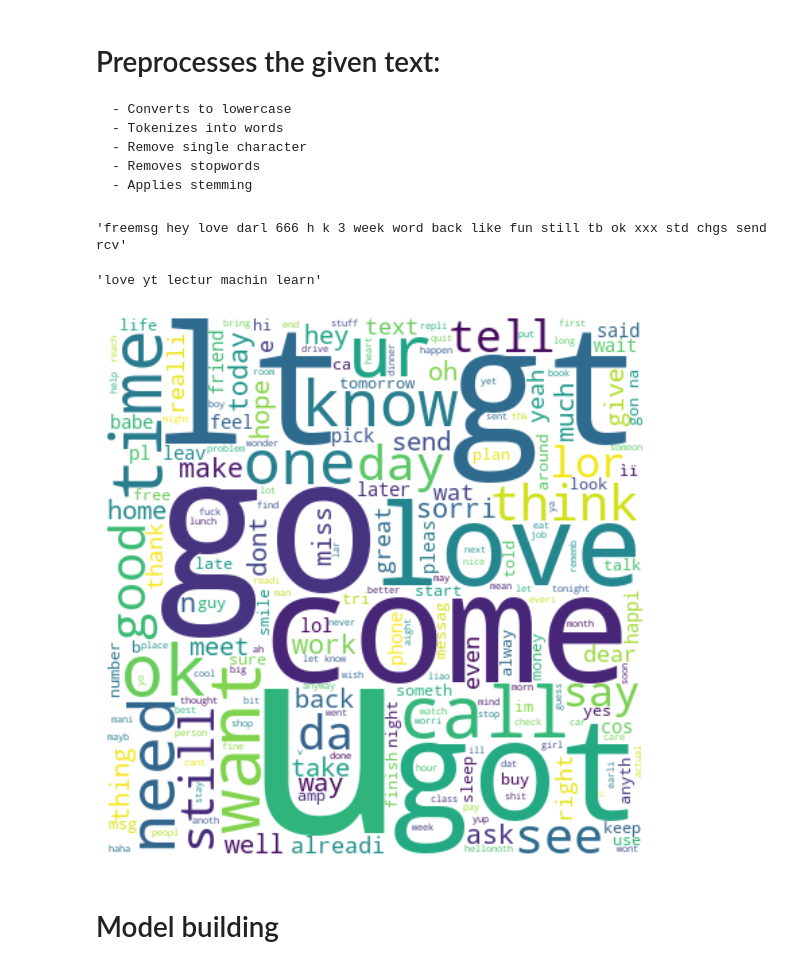
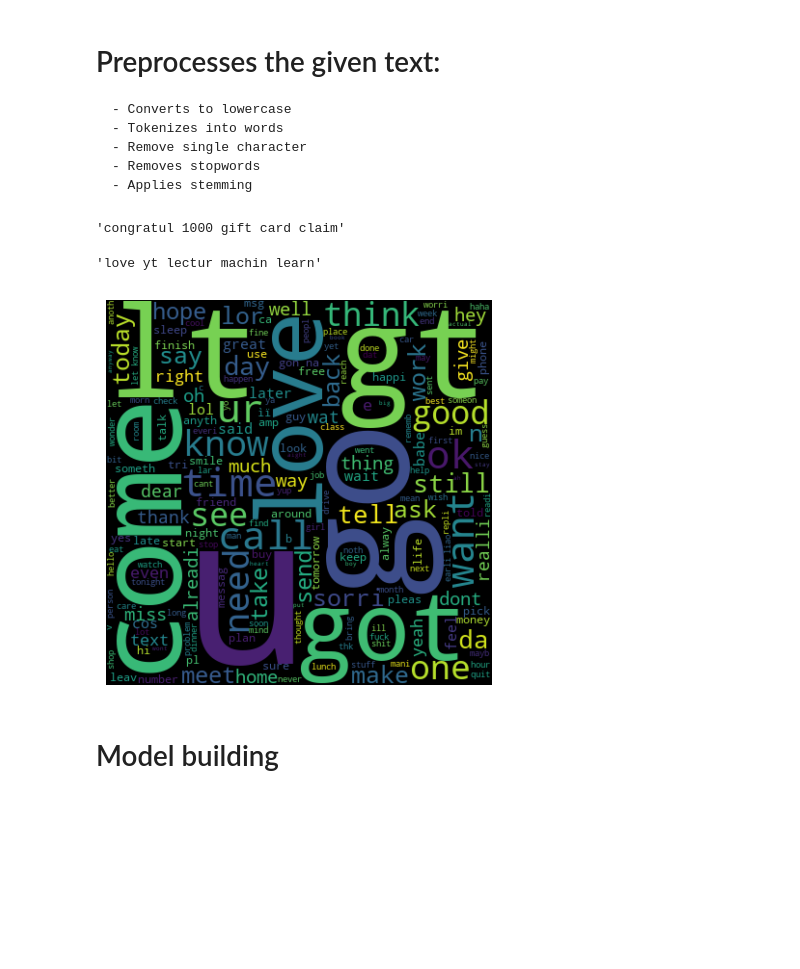
Before and after one commit to KanAfridi/Sms-Spam-Detection-Model, a Jupyter notebook: sms-spam-detection-model.ipynb, the cells around one changed output. Cells and saved outputs as stored; diff of their text form; code cells hidden in the pictures; blank space fills up the shorter version.

```diff
--- a/sms-spam-detection-model.ipynb
+++ b/sms-spam-detection-model.ipynb
@@ -243,10 +226,10 @@ def text_processing(data):
 
     # joining the stemmed words back to form a sentence
     return " ".join(stem_word)
-# %%
-text_processing("FreeMsg Hey there loved darling it's 666 h k been 3 week's %$# now and no word back! I'd like some fun you up for it still? Tb ok! XxX std chgs to send, å£1.50 to rcv")
-# %% [output]
-'freemsg hey love darl 666 h k 3 week word back like fun still tb ok xxx std chgs send rcv'
+# %%
+text_processing("Congratulations! You've won a $1000 gift card.  Claim now at www.freeprizes.com.")
+# %% [output]
+'congratul 1000 gift card claim'
 # %%
 text_processing('I Loved the YT lectures on Machine learning. how about you?')
 # %% [output]
@@ -257,18 +240,18 @@ df['modify_message'] = df['message'].apply(text_processing)
 # %%
 from wordcloud import WordCloud
 
 # Generating the word cloud
-wcloud = WordCloud(width=400, height=400, background_color='white')
+wcloud = WordCloud(width=400, height=400,)
 text0 = df[df['target'] == 0]['modify_message'].str.cat(sep=" ")
 wcloud.generate(text0)
 
 # Displaying the word cloud
-plt.figure(figsize=(7, 7))
+plt.figure(figsize=(9, 5))
 plt.imshow(wcloud, interpolation='bilinear')
 plt.axis('off')  # Hide axes
 plt.show()
 # %% [output]
-[figure, old version]
+[figure, new version]
 # %% [markdown]
 # Model building
 # %%
```
Also changed, not shown: parts of 13 cells of this notebook, 4 other files.
